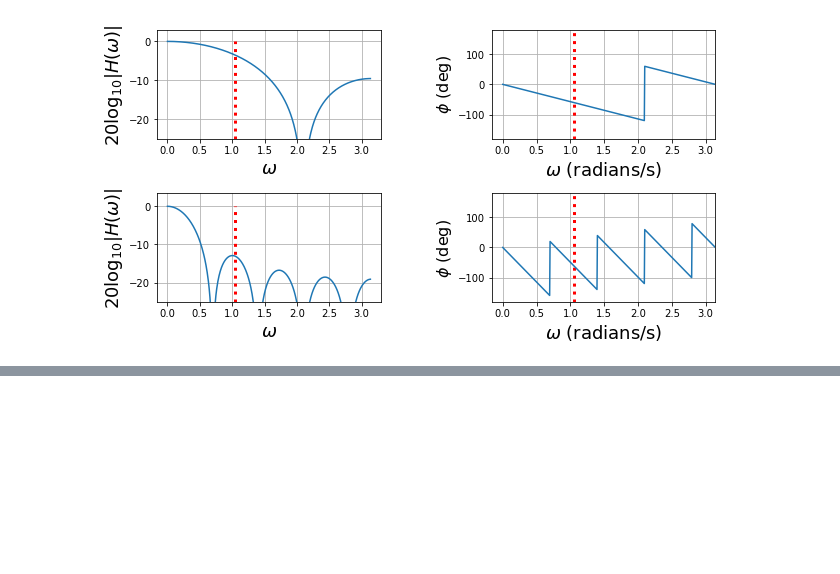
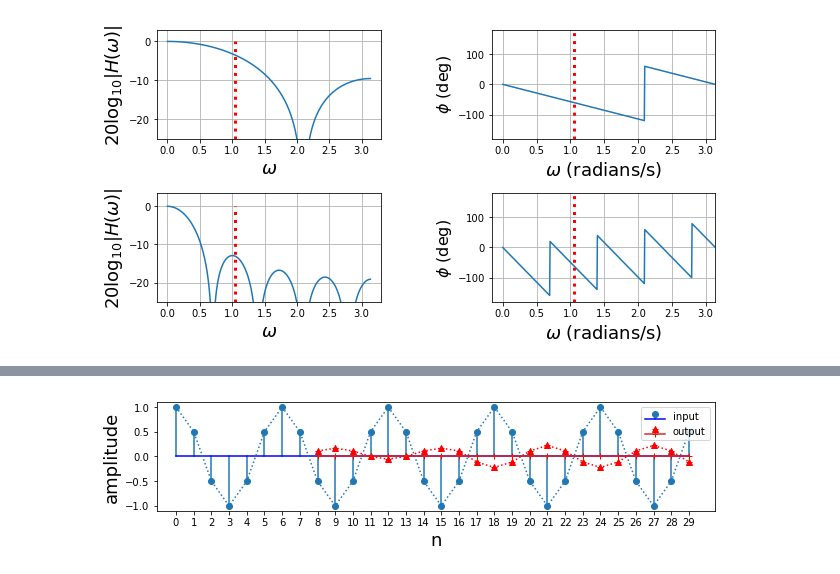
Before and after one commit to INNFINITEMINDS/Homework-Biomedical-, a Jupyter notebook: Home practice Filtering..ipynb, the cells around one changed output, grey strips where cells are left out. Drawn from its saved outputs; the diff is of its cells as text; code cells hidden in the pictures; blank space fills up the shorter version.

```diff
--- a/Home practice Filtering..ipynb
+++ b/Home practice Filtering..ipynb
@@ -96,0 +118,22 @@ ax.grid()
+# %%
+fig=plt.figure()
+fig.set_size_inches((10,5))
+
+ax = fig.add_subplot(plt.subplot(gs[1,:]))
+Ns=30
+n= np.arange(Ns)
+ma_length = 9
+x = np.cos(np.arange(Ns)*np.pi/3.)  #building the signal with a frequency of 2pi/6
+y= signal.lfilter(np.ones(ma_length)/ma_length,1,x)  #applying the filter that uses 9 coefficients that are equal to 1/9
+ax.stem(n,x,label='input',basefmt='b-')
+ax.plot(n,x,':')
+ax.stem(n[ma_length-1:], y[:-ma_length+1],markerfmt='r^',linefmt='r+',label='output')
+ax.plot(n[ma_length-1:], y[:-ma_length+1],'r:')
+ax.set_xlim(xmin=-1.1)
+ax.set_ylim(ymin=-1.1,ymax=1.1)
+ax.set_xlabel("n",fontsize=18)
+ax.set_xticks(n)
+ax.legend(loc=0)
+ax.set_ylabel("amplitude",fontsize=18);
+# %% [output]
+[figure, added]
```
Also changed, not shown: parts of 1 cell of this notebook.
